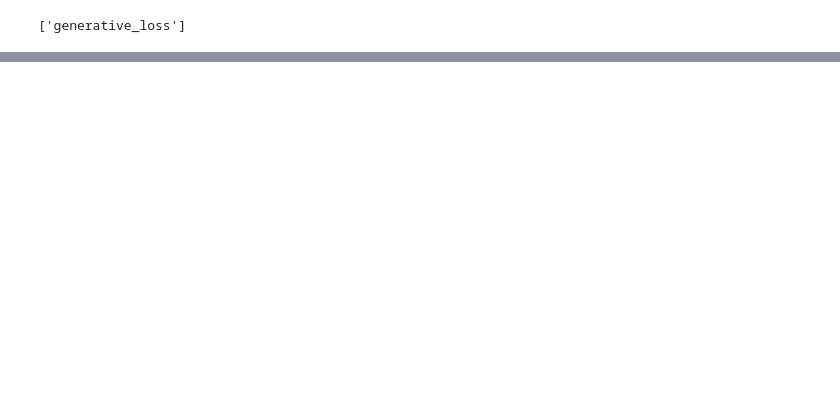
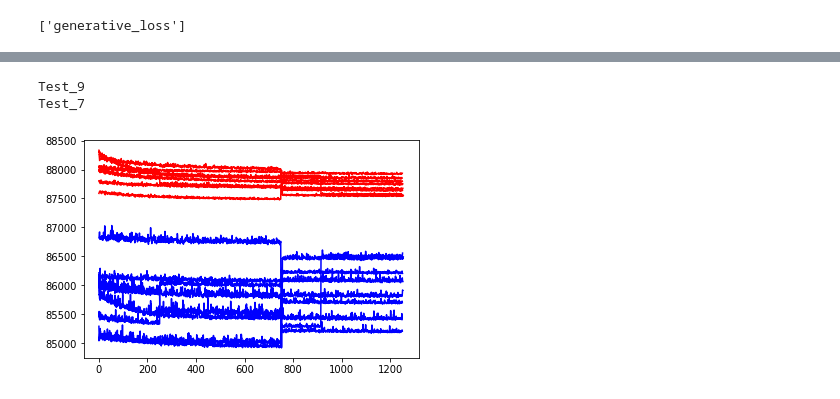
Before and after one commit to Abdigal1/belugas_classification, a Jupyter notebook: notebooks/Results_view.ipynb, the cells around one changed output, grey strips where cells are left out. Drawn from its saved outputs; the diff is of its cells as text; code cells hidden in the pictures; blank space fills up the shorter version.

```diff
--- a/notebooks/Results_view.ipynb
+++ b/notebooks/Results_view.ipynb
@@ -55,0 +56,21 @@ Test_8
+# %%
+#CHECK TRAIN TEST PERFORMANCE
+figure,axs=plt.subplots(1,1)
+MTR=os.path.join("..","..","Results","VAE","Basic_CNN_EDM")
+for t in os.listdir(MTR):
+    t_res=os.path.join(MTR,t)
+    Losses=os.path.join(t_res,"loss_results.npy")
+    m_config=json.load(open(os.path.join(Res_dir,"config.json")))
+    model_losses=list(m_config["model"]["model_params"]["losses_weigths"].keys())
+
+    try:
+        train_losses=np.array(np.load(Losses,allow_pickle=True).tolist()["train"][model_losses[0]])/m_config["trainer"]["batch_size"]
+        test_losses=np.array(np.load(Losses,allow_pickle=True).tolist()["test"][model_losses[0]])/m_config["trainer"]["batch_size"]
+        axs.plot((train_losses[250:]),'r')
+        axs.plot((test_losses[250:]),'b')
+    except:
+        print(t)
+# %% [output]
+Test_9
+Test_7
+[figure, added]
```
Also changed, not shown: parts of 6 cells of this notebook, 2 other files.
